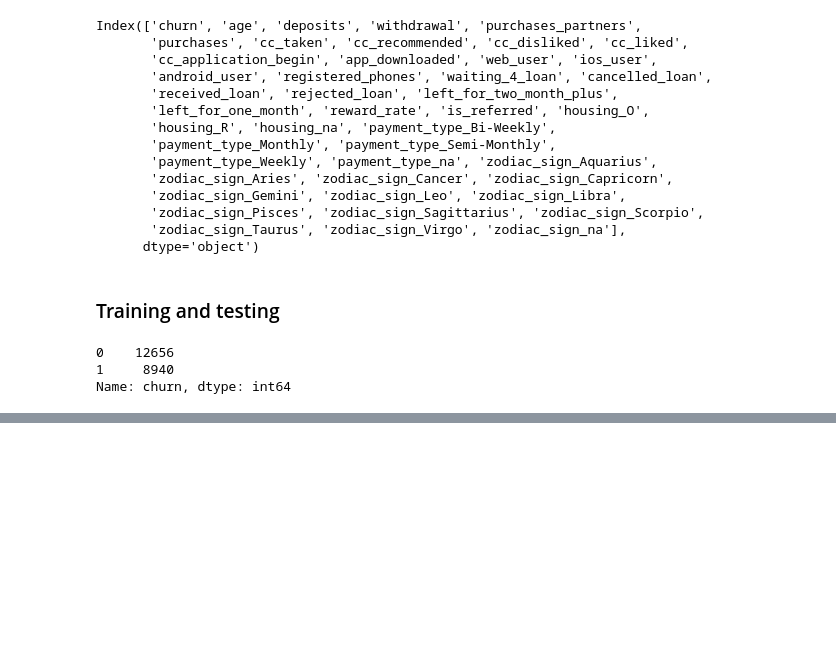
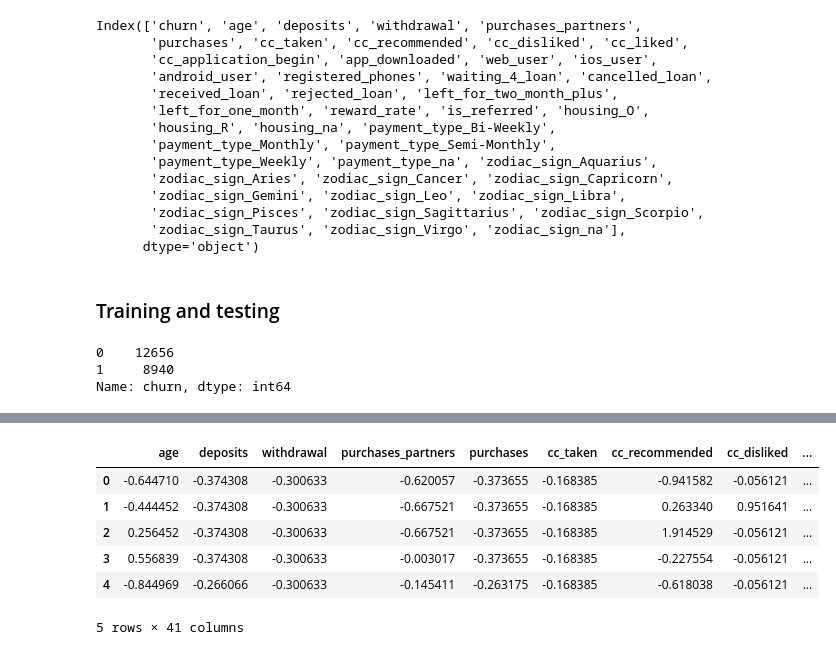
Before and after one commit to DGV1995/Curso-Practical-Machine-Learning, a Jupyter notebook: Notebooks/Minimizing Churn Rate.ipynb, the cells around one changed output, grey strips where cells are left out. Saved outputs shown, nothing was run; the diff lists cells and outputs as text; code cells hidden in the pictures; blank space fills up the shorter version.

```diff
--- a/Notebooks/Minimizing Churn Rate.ipynb
+++ b/Notebooks/Minimizing Churn Rate.ipynb
@@ -271,0 +283,13 @@ X_test_scaled = sc.fit_transform(X_test)
+# %%
+X_train_scaled.columns = X_train.columns.values
+X_test_scaled.columns = X_test.columns.values
+# %%
+X_train_scaled.head()
+# %% [output]
+|  | age | deposits | withdrawal | purchases_partners | purchases | cc_taken | cc_recommended | cc_disliked | ... |
+| 0 | -0.644710 | -0.374308 | -0.300633 | -0.620057 | -0.373655 | -0.168385 | -0.941582 | -0.056121 | ... |
+| 1 | -0.444452 | -0.374308 | -0.300633 | -0.667521 | -0.373655 | -0.168385 | 0.263340 | 0.951641 | ... |
+| 2 | 0.256452 | -0.374308 | -0.300633 | -0.667521 | -0.373655 | -0.168385 | 1.914529 | -0.056121 | ... |
+| 3 | 0.556839 | -0.374308 | -0.300633 | -0.003017 | -0.373655 | -0.168385 | -0.227554 | -0.056121 | ... |
+| 4 | -0.844969 | -0.266066 | -0.300633 | -0.145411 | -0.263175 | -0.168385 | -0.618038 | -0.056121 | ... |
+5 rows × 41 columns
```
Also changed, not shown: parts of 11 cells of this notebook, 3 other files.
